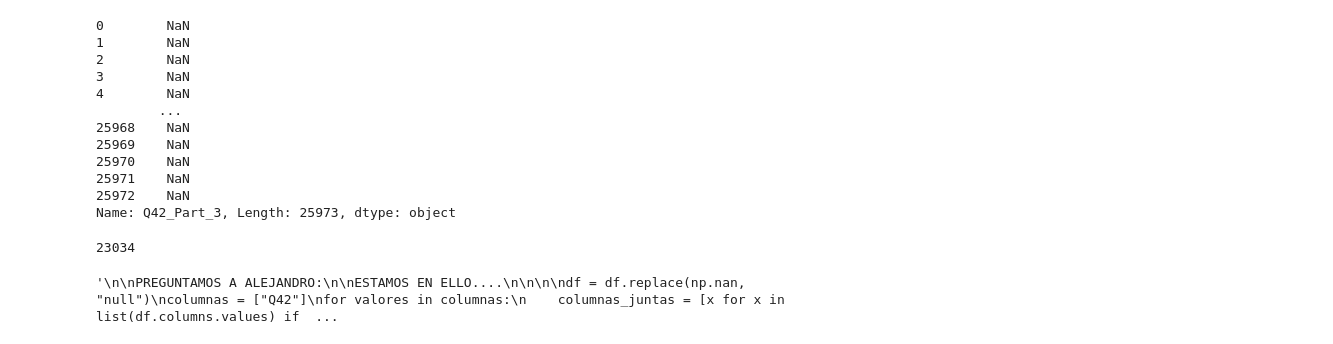
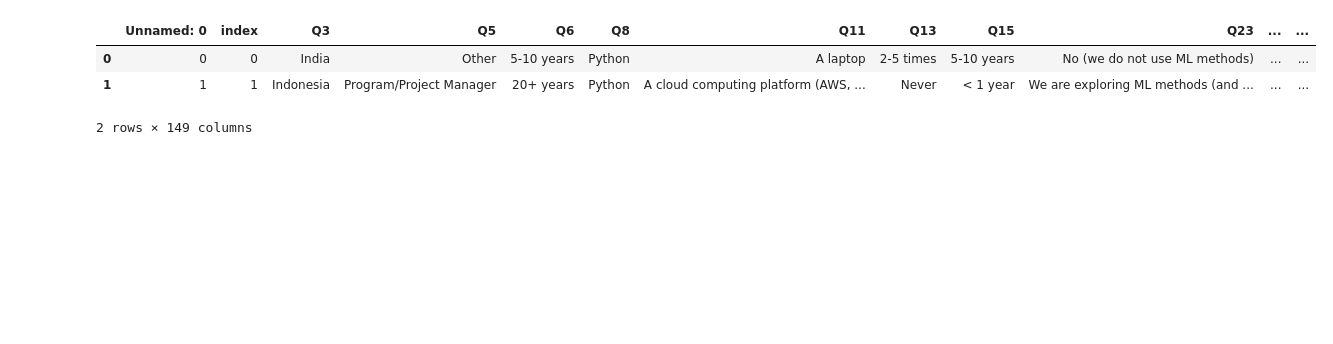
Before and after one commit to Adalab/project-DA-promo-b-modulo-2-team-2, a Jupyter notebook: HU2.ipynb, the cells around one changed output. Cells and saved outputs as stored; diff of their text form; code cells hidden in the pictures; blank space fills up the shorter version.

```diff
--- a/HU2.ipynb
+++ b/HU2.ipynb
@@ -7,4 +4,4 @@ import numpy as np
 # %%
-df_completo = pd.read_csv("datos/df_unido.csv")
-df_completo.head()
+df = pd.read_csv("datos/columnas_def.csv")
+df.head()
 # %% [output]
@@ -20,2 +14,0 @@ columnas_eliminar= ['Unnamed: 0','level_0','time','age','gender','Q4','Q20','Q21
-# %%
-df= df_completo.drop(columns = columnas_eliminar, axis = 0)
@@ -121,39 +15,37 @@ df.head()
-# %%
-df["Q42_Part_3"]
-# %% [output]
-0        NaN
-1        NaN
-2        NaN
-3        NaN
-4        NaN
-        ...
-25968    NaN
-25969    NaN
-25970    NaN
-25971    NaN
-25972    NaN
-Name: Q42_Part_3, Length: 25973, dtype: object
-# %%
-sonnulos["Q42_Part_3"]
-# %% [output]
-23034
+# %%
+def whitespace_remover(df):
+
+    # iterating over the columns
+    try:
+
+        for i in df.columns:
+
+        # checking datatype of each columns
+            if df[i].dtype == 'object':
+
+            # applying strip function on column
+                df[i] = df[i].map(str.strip)
+        else:
+            pass
+
+    except:
+        pass
+# applying whitespace_remover function on dataframe
+whitespace_remover(df)
+
+# printing dataframe
+df.head(2)
+# %% [output]
+|  | Unnamed: 0 | index | Q3 | Q5 | Q6 | Q8 | Q11 | Q13 | Q15 | Q23 | ... | ... |
+| 0 | 0 | 0 | India | Other | 5-10 years | Python | A laptop | 2-5 times | 5-10 years | No (we do not use ML methods) | ... | ... |
+| 1 | 1 | 1 | Indonesia | Program/Project Manager | 20+ years | Python | A cloud computing platform (AWS, ... | Never | < 1 year | We are exploring ML methods (and ... | ... | ... |
+2 rows × 149 columns
 # %%
-"""
+df = df.replace(np.nan,"null")
 
-PREGUNTAMOS A ALEJANDRO:
+columnas = ["Q10","Q18", "Q19","Q27","Q29", "Q30", "Q31", "Q32", "Q34", "Q36", "Q37", "Q38","Q39", "Q40", "Q42"]
 
-ESTAMOS EN ELLO....
-
-
-
-df = df.replace(np.nan, "null")
-columnas = ["Q42"]
-for valores in columnas:
-    columnas_juntas = [x for x in list(df.columns.values) if values in x]
-    df[values]= df[columnas_juntar].agg(", ".join, axis = 1)
-    df = df.drop)columns = columnas_juntar)
-
-
-"""
+for values in columnas:
+    columnas_juntar = [x for x in list(df.columns.values) if values in x]
+    df[values] = df[columnas_juntar].agg(",".join, axis = 1)
+    df = df.drop(columns = columnas_juntar)
-# %% [output]
-'\n\nPREGUNTAMOS A ALEJANDRO:\n\nESTAMOS EN ELLO....\n\n\n\ndf = df.replace(np.nan, "null")\ncolumnas = ["Q42"]\nfor valores in columnas:\n    columnas_juntas = [x for x in list(df.columns.values) if  ...
```
Also changed, not shown: parts of 29 cells of this notebook, 4 other files.
